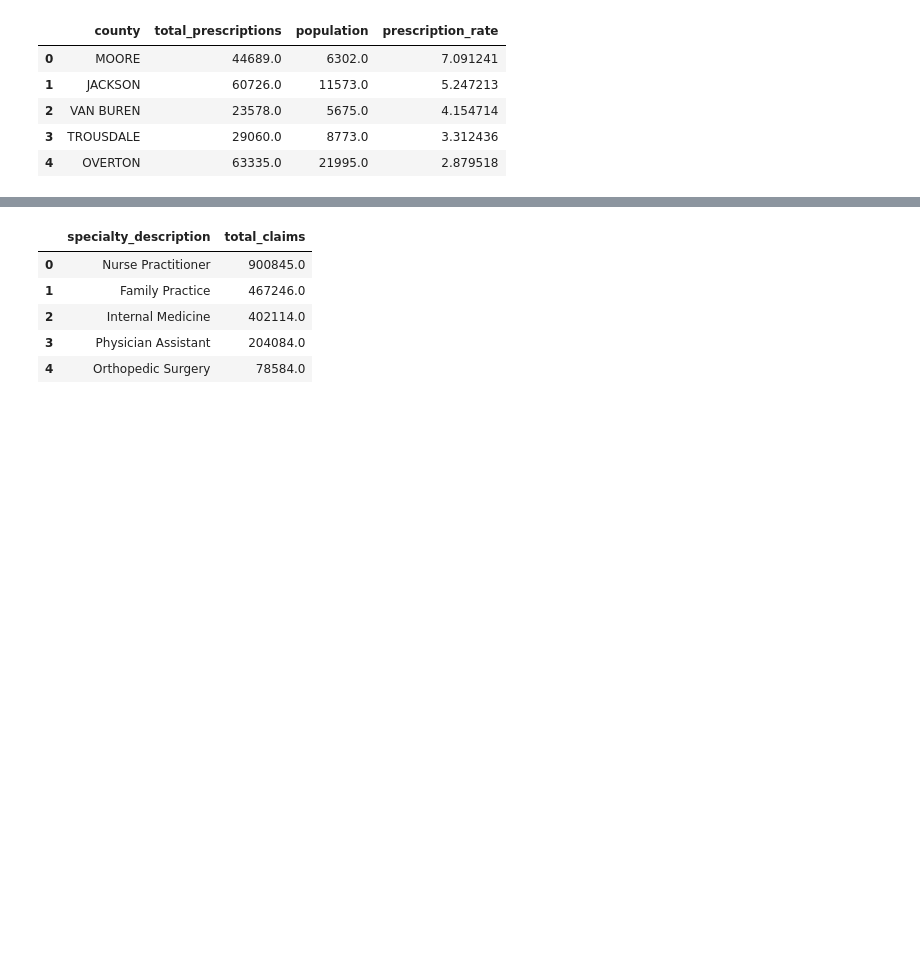
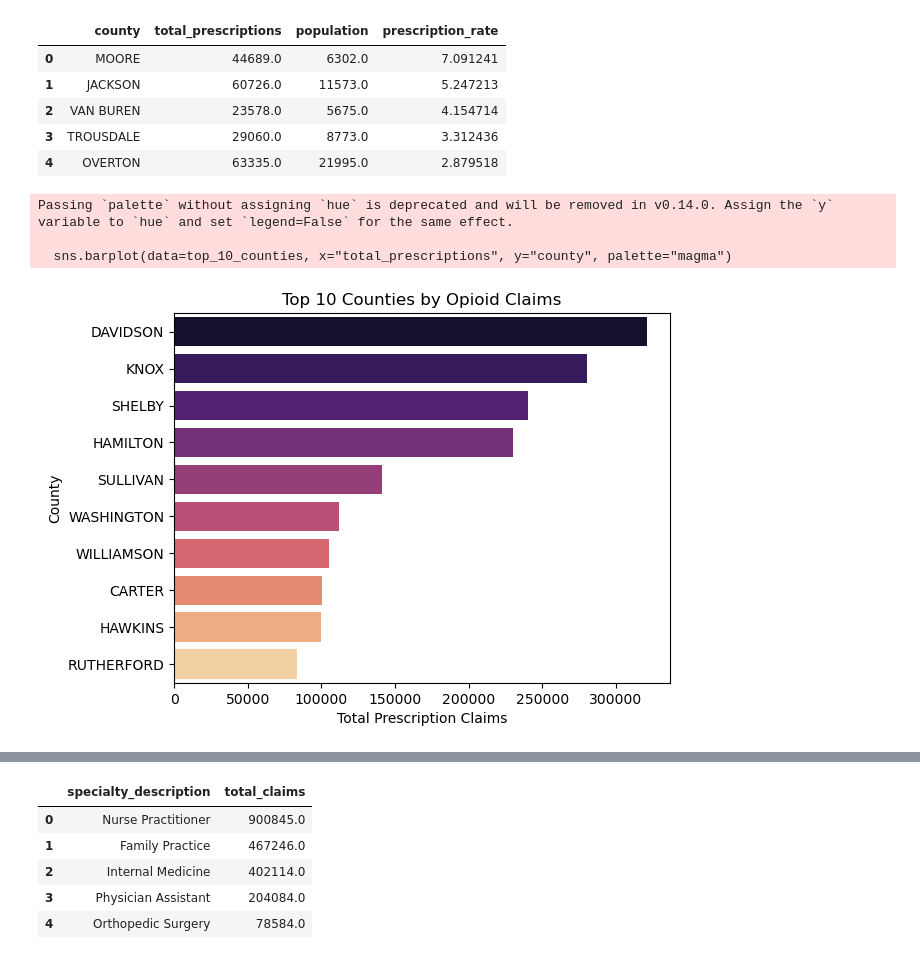
Before and after one commit to NSS-Data-Analytics-Cohort-12/prescribers-python-da12-v2-git-pushers, a Jupyter notebook: notebooks/prescribers.ipynb, the cells around one changed output, grey strips where cells are left out. Drawn from its saved outputs; the diff is of its cells as text; code cells hidden in the pictures; blank space fills up the shorter version.

```diff
--- a/notebooks/prescribers.ipynb
+++ b/notebooks/prescribers.ipynb
@@ -80,3 +80,16 @@ county_opioid_rates.head()
 | 2 | VAN BUREN | 23578.0 | 5675.0 | 4.154714 |
 | 3 | TROUSDALE | 29060.0 | 8773.0 | 3.312436 |
 | 4 | OVERTON | 63335.0 | 21995.0 | 2.879518 |
+# %%
+top_10_counties = county_opioid_rates.nlargest(10, 'total_prescriptions')
+sns.barplot(data=top_10_counties, x="total_prescriptions", y="county", palette="magma")
+plt.legend([],[], frameon=False)  # This removes the legend
+plt.xlabel('Total Prescription Claims') # x-axis name
+plt.ylabel('County') # x-axis name
+plt.title('Top 10 Counties by Opioid Claims') # Add a title
+plt.show() # Display the graph
+# %% [output]
+Passing `palette` without assigning `hue` is deprecated and will be removed in v0.14.0. Assign the `y` variable to `hue` and set `legend=False` for the same effect.
+
+  sns.barplot(data=top_10_counties, x="total_prescriptions", y="county", palette="magma")
+[figure, added]
```
Also changed, not shown: parts of 12 cells of this notebook.
